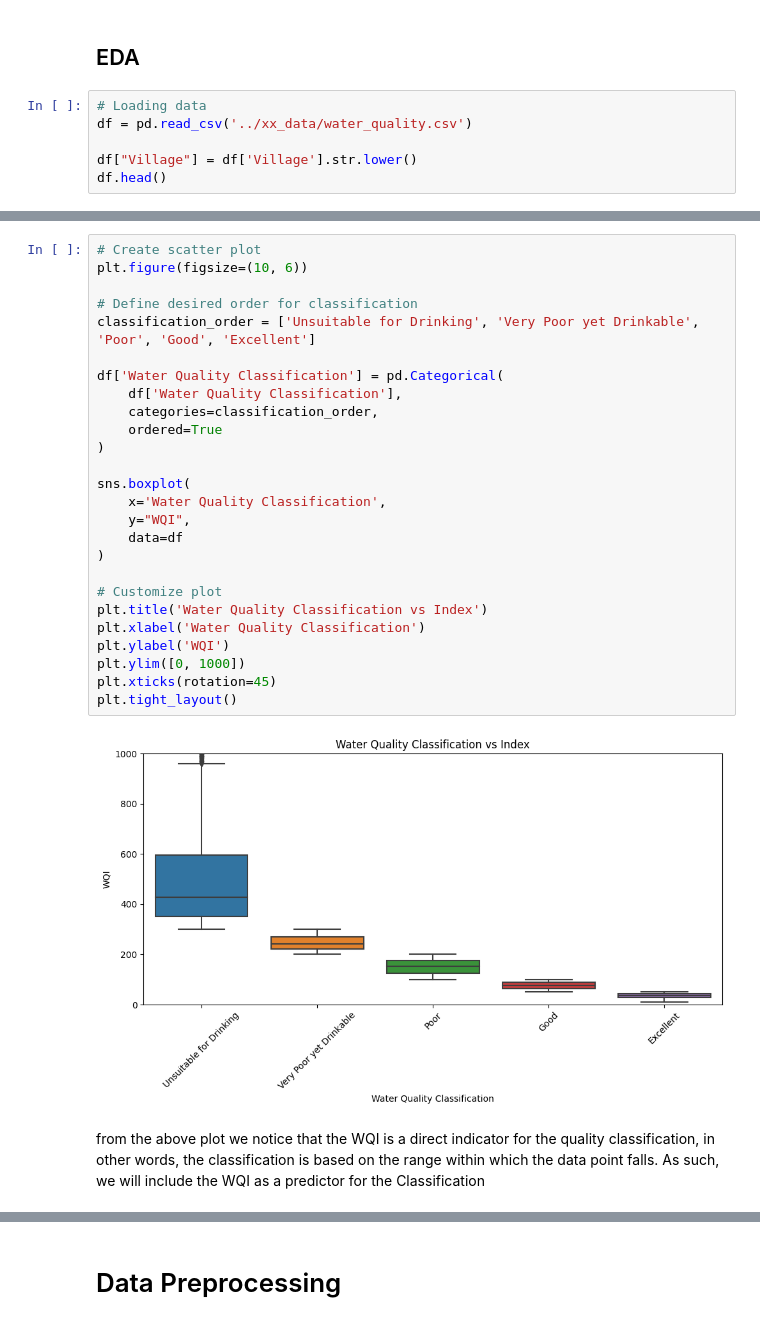
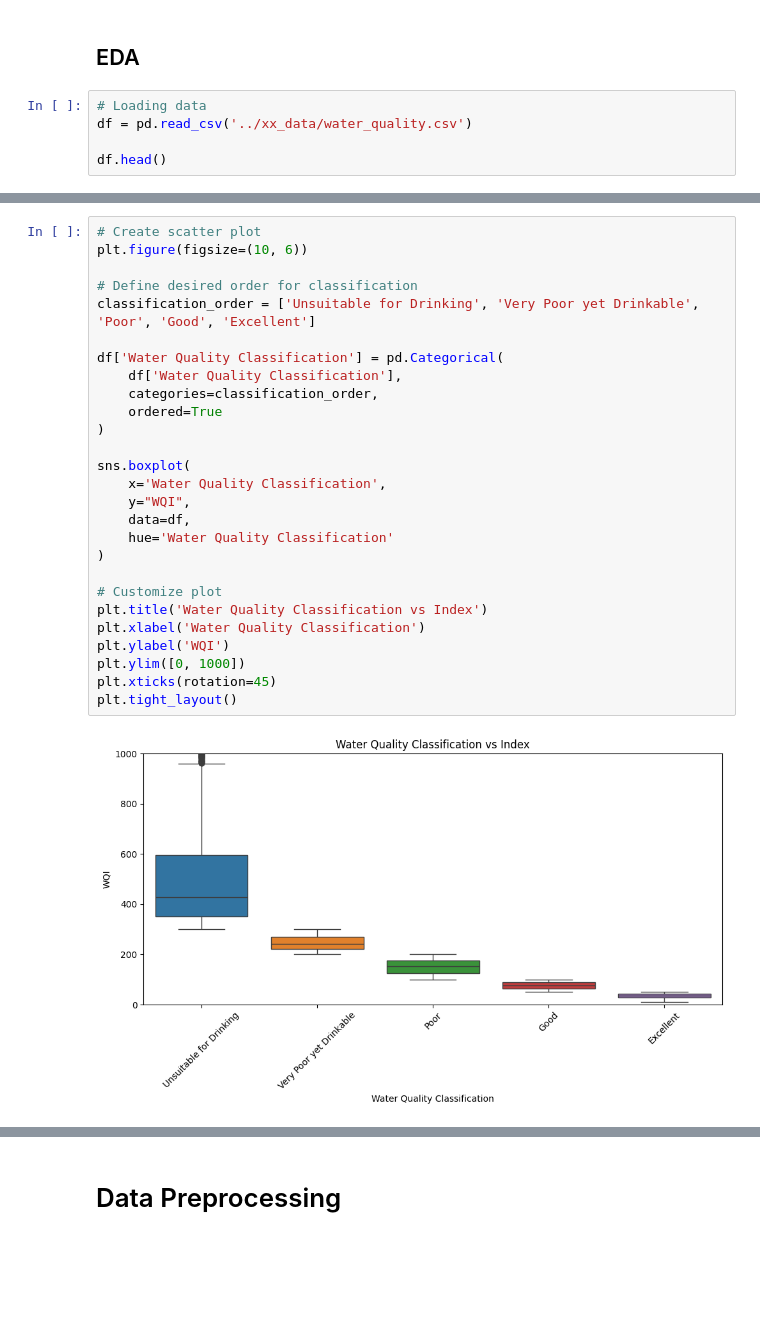
Before and after one commit to aquilina-barhouche/GenAI-Pinnacle-Program, a Jupyter notebook: Module 1 - Intro to DL using PyTorch/01_assignments/assignment_01_water_quality.ipynb, the cells around one changed output, grey strips where cells are left out. Saved outputs shown, nothing was run; the diff lists cells and outputs as text; blank space fills up the shorter version.

```diff
--- a/Module 1 - Intro to DL using PyTorch/01_assignments/assignment_01_water_quality.ipynb
+++ b/Module 1 - Intro to DL using PyTorch/01_assignments/assignment_01_water_quality.ipynb
@@ -68,7 +77,6 @@ import torch.optim as optim
 # Loading data
 df = pd.read_csv('../xx_data/water_quality.csv')
 
-df["Village"] = df['Village'].str.lower()
 df.head()
 # %% [output]
 |  | Well_ID | State | District | Block | Village | Latitude | Longitude | Year | pH | EC | ... | ... |
@@ -92,30 +110,29 @@ seeing that the same well has different lat and long, and the data can be missin
 # %%
 # Create scatter plot
 plt.figure(figsize=(10, 6))
 
 # Define desired order for classification
 classification_order = ['Unsuitable for Drinking', 'Very Poor yet Drinkable', 'Poor', 'Good', 'Excellent']
 
 df['Water Quality Classification'] = pd.Categorical(
     df['Water Quality Classification'],
     categories=classification_order,
     ordered=True
 )
 
 sns.boxplot(
     x='Water Quality Classification',
     y="WQI",
-    data=df
+    data=df,
+    hue='Water Quality Classification'
 )
 
 # Customize plot
 plt.title('Water Quality Classification vs Index')
 plt.xlabel('Water Quality Classification')
 plt.ylabel('WQI')
 plt.ylim([0, 1000])
 plt.xticks(rotation=45)
 plt.tight_layout()
 # %% [output]
-[figure, old version]
+[figure, new version]
-# %% [markdown]
-from the above plot we notice that the WQI is a direct indicator for the quality classification, in other words, the classification is based on the range within which the data point falls. As such, we will include the WQI as a predictor for the Classification
```
Also changed, not shown: parts of 50 cells of this notebook, 1 other file.
